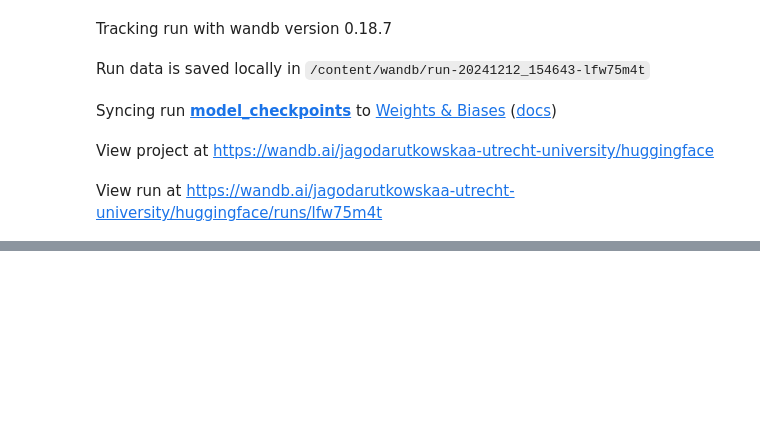
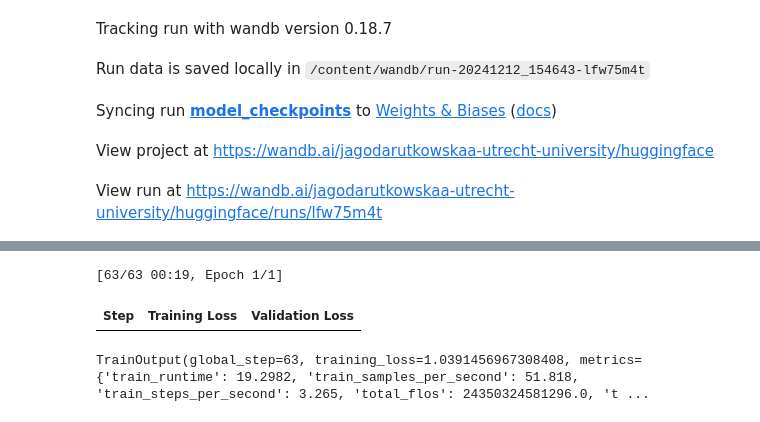
Before and after one commit to Jagoda222/LoLa---group-8, a Jupyter notebook: curriculum_group8.ipynb, the cells around one changed output, grey strips where cells are left out. Drawn from its saved outputs; the diff is of its cells as text; code cells hidden in the pictures; blank space fills up the shorter version.

```diff
--- a/curriculum_group8.ipynb
+++ b/curriculum_group8.ipynb
@@ -129,0 +343,3 @@ trainer_eval.evaluate()
+# %%
+metric = load_metric('glue', "mnli")
+tokenizer_r = AutoTokenizer.from_pretrained(RB_MODEL_CHECKPOINT)
@@ -129,0 +356,37 @@ trainer_eval.evaluate()
+# %%
+def compute_metrics(eval_pred):
+    predictions, labels = eval_pred
+    predictions = np.argmax(predictions, axis=1)
+    return metric.compute(predictions=predictions, references=labels)
+# %%
+args = TrainingArguments(
+    MODEL_DIR, # to save models
+    # evaluation_strategy = "epoch", # 1 epoch for training takes too long for colab
+    evaluation_strategy = "steps",
+    eval_steps = 500, # evaluate and save after training on every next 500x16 examples
+    save_steps=500, # saves model after every 500 steps. save_steps should be divisible on eval_steps
+    learning_rate=2e-5,
+    per_device_train_batch_size=BATCH_SIZE,
+    per_device_eval_batch_size=BATCH_SIZE,
+    num_train_epochs=1, # going throught the training data only once
+    weight_decay=0.01,
+    load_best_model_at_end=True, # after fine-tuning trainer.model will keep the best model
+    metric_for_best_model="accuracy",
+)
+# %%
+trainer4 = Trainer(
+    model3,
+    args,
+    train_dataset=encoded_snli_data["train"].select(range(1000)),
+    eval_dataset=encoded_snli_data["validation"],
+    # You could use "test" here but it will be cheating then
+    # to select the model checkpoint which gets highest score on test
+    tokenizer=tokenizer_r,
+    compute_metrics=compute_metrics
+)
+# %%
+trainer4.train()
+# %% [output]
+[63/63 00:19, Epoch 1/1]
+| Step | Training Loss | Validation Loss |
+TrainOutput(global_step=63, training_loss=1.0391456967308408, metrics={'train_runtime': 19.2982, 'train_samples_per_second': 51.818, 'train_steps_per_second': 3.265, 'total_flos': 24350324581296.0, 't ...
```
Also changed, not shown: parts of 31 cells of this notebook.
